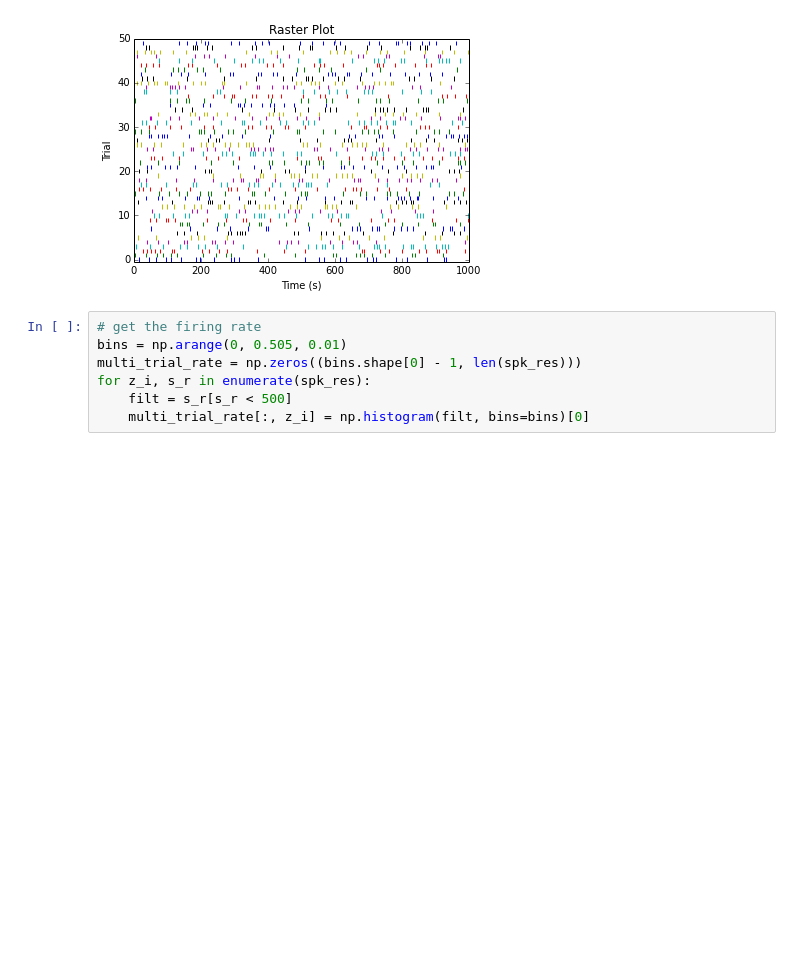
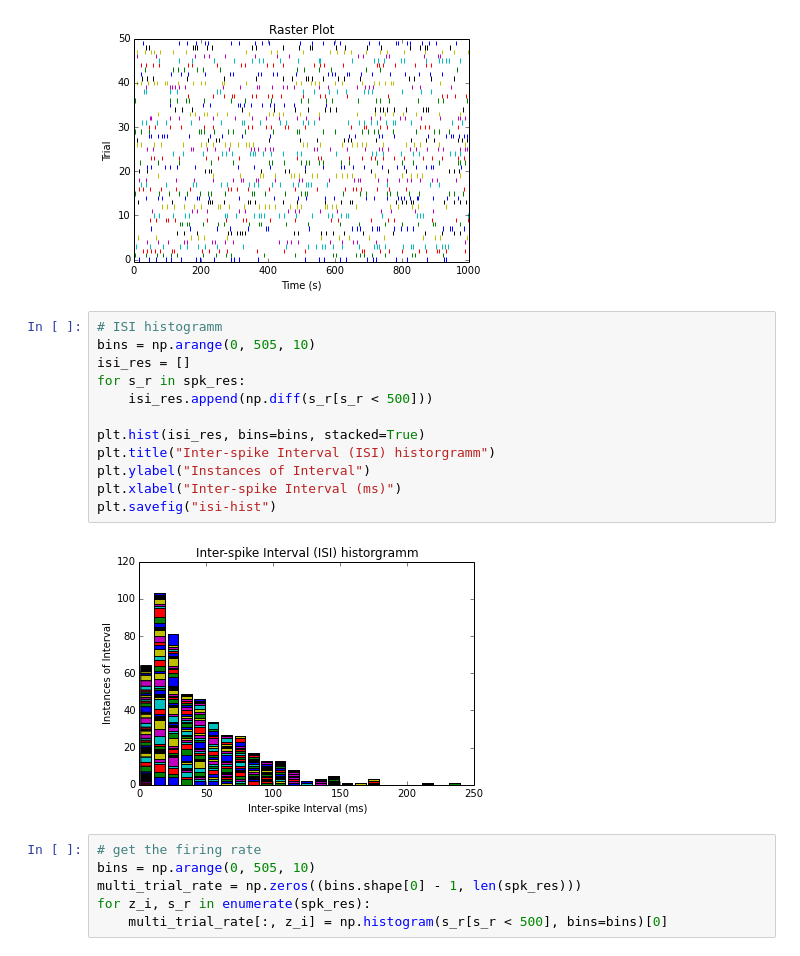
Before and after one commit to Seanny123/SYDE552, a Jupyter notebook: lnp/Q1.ipynb, the cells around one changed output. Cells and saved outputs as stored; diff of their text form; blank space fills up the shorter version.

```diff
--- a/lnp/Q1.ipynb
+++ b/lnp/Q1.ipynb
@@ -39,10 +39,23 @@ plt.title("Raster Plot")
 plt.savefig("spike-raster")
 # %% [output]
 [figure]
+# %%
+# ISI histogramm
+bins = np.arange(0, 505, 10)
+isi_res = []
+for s_r in spk_res:
+    isi_res.append(np.diff(s_r[s_r < 500]))
+
+plt.hist(isi_res, bins=bins, stacked=True)
+plt.title("Inter-spike Interval (ISI) historgramm")
+plt.ylabel("Instances of Interval")
+plt.xlabel("Inter-spike Interval (ms)")
+plt.savefig("isi-hist")
+# %% [output]
+[figure, added]
 # %%
 # get the firing rate
-bins = np.arange(0, 0.505, 0.01)
+bins = np.arange(0, 505, 10)
 multi_trial_rate = np.zeros((bins.shape[0] - 1, len(spk_res)))
 for z_i, s_r in enumerate(spk_res):
-    filt = s_r[s_r < 500]
-    multi_trial_rate[:, z_i] = np.histogram(filt, bins=bins)[0]
+    multi_trial_rate[:, z_i] = np.histogram(s_r[s_r < 500], bins=bins)[0]
```
Also changed, not shown: parts of 7 cells of this notebook, 1 other file.
